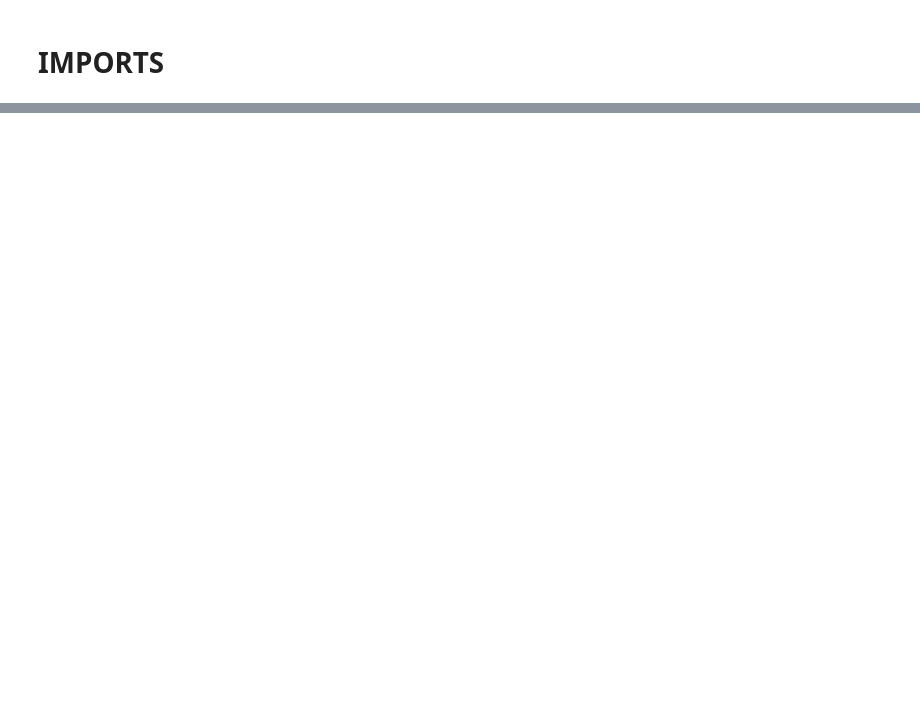
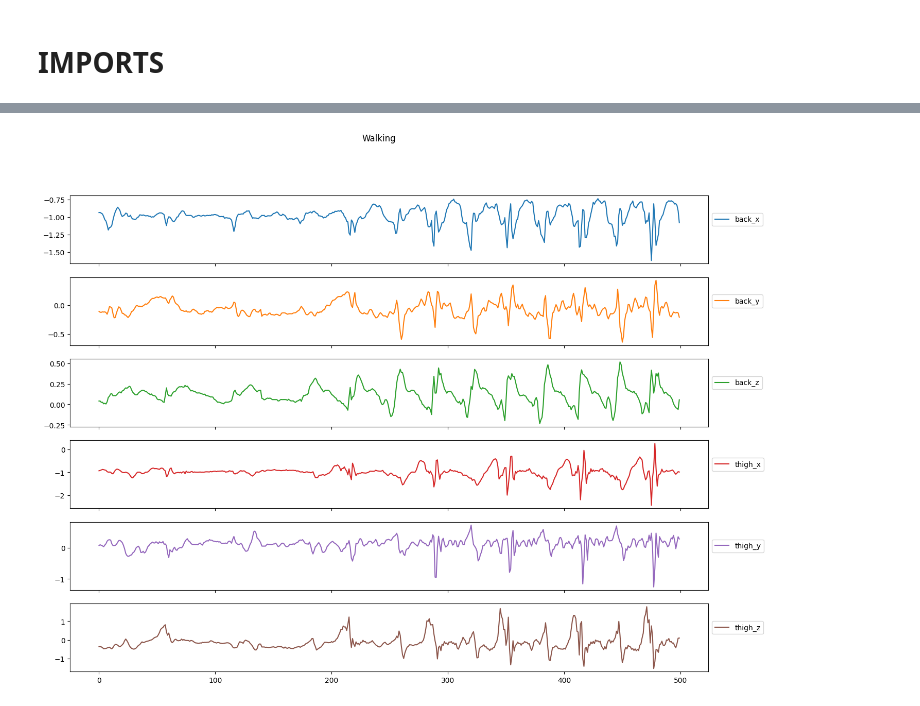
Before and after one commit to ELEFTHERIOSAMITSIS/data_mining, a Jupyter notebook: test_dataset.ipynb, the cells around one changed output, grey strips where cells are left out. Cells and saved outputs as stored; diff of their text form; code cells hidden in the pictures; blank space fills up the shorter version.

```diff
--- a/test_dataset.ipynb
+++ b/test_dataset.ipynb
@@ -77,0 +75,4 @@ axs[1,1].legend()
+# %%
+plot_activity(1, data,'Walking',500)
+# %% [output]
+[figure, added]
```
Also changed, not shown: parts of 26 cells of this notebook, 3 other files.
